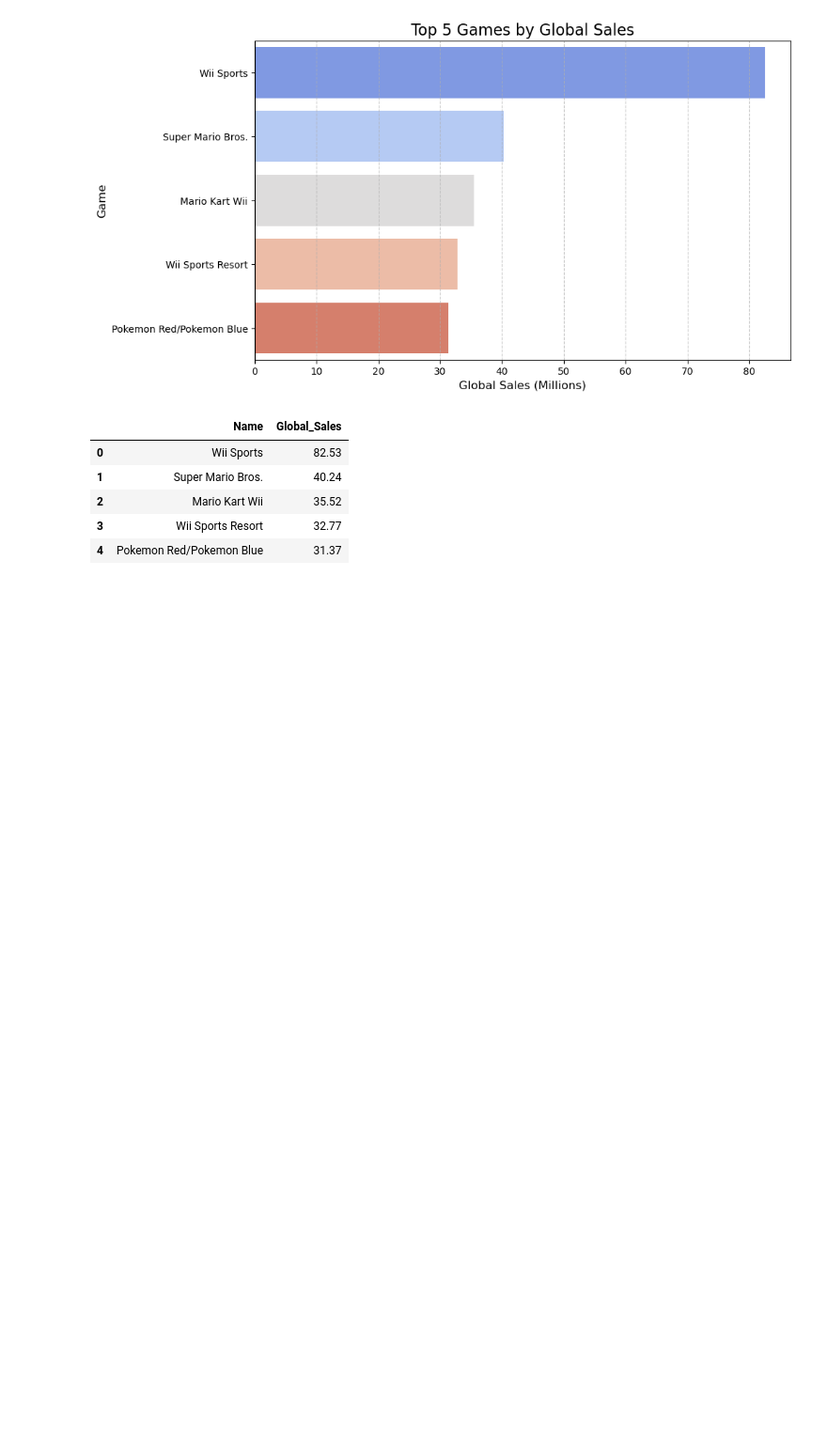
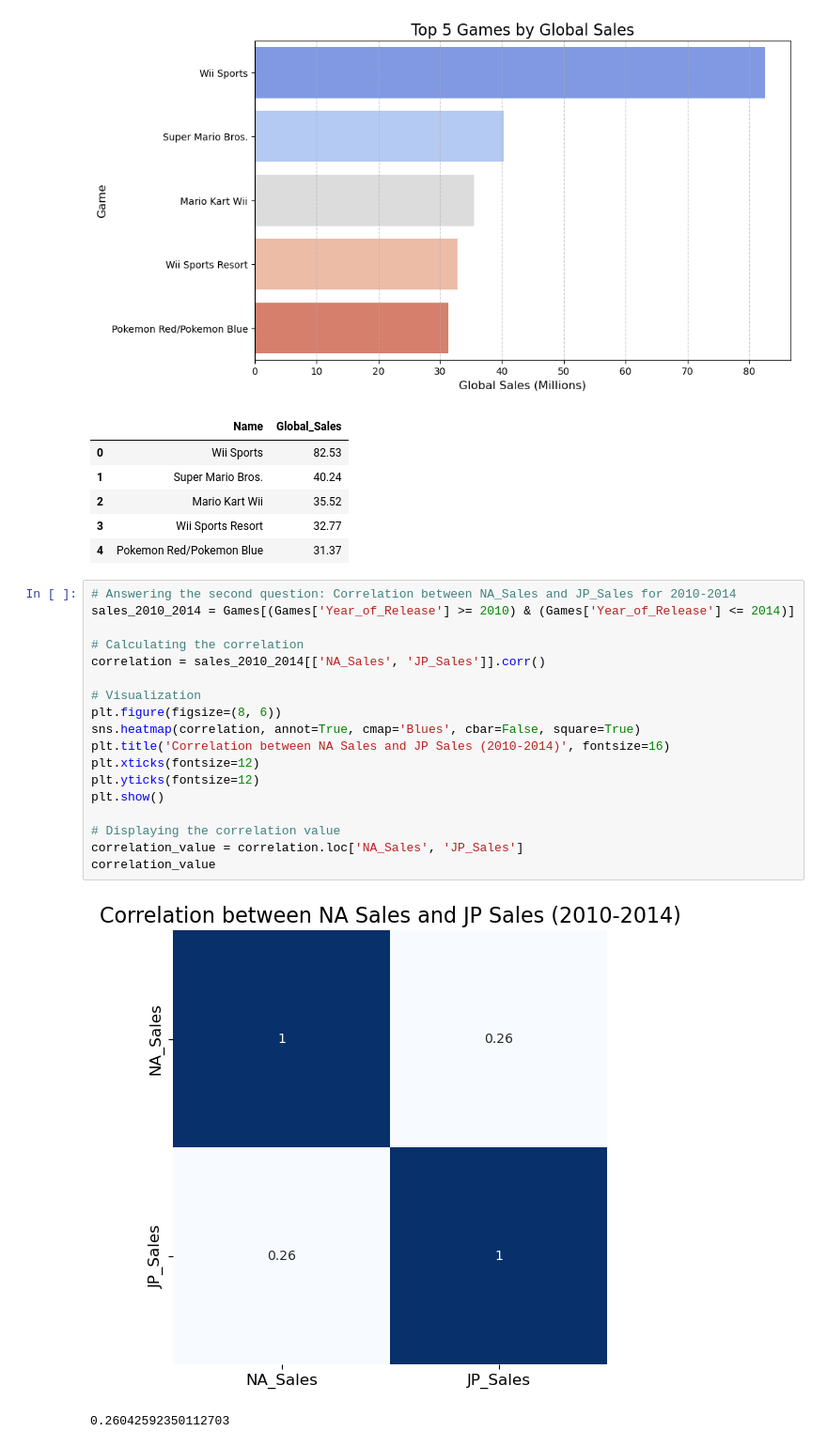
Before and after one commit to FedericoAriton99/CA-1-Data-Visualisation-Techniques, a Jupyter notebook: Federico_Ariton_DVizHDip_CA1.ipynb, the cells around one changed output. Shown: that part at 94% size. Cells and saved outputs as stored; diff of their text form; blank space fills up the shorter version.

Commit message:
Correlation between the “na_sales” and “jp_sales”

```diff
--- a/Federico_Ariton_DVizHDip_CA1.ipynb
+++ b/Federico_Ariton_DVizHDip_CA1.ipynb
@@ -210,3 +210,24 @@ top_games[['Name', 'Global_Sales']]
 | 2 | Mario Kart Wii | 35.52 |
 | 3 | Wii Sports Resort | 32.77 |
 | 4 | Pokemon Red/Pokemon Blue | 31.37 |
+# %%
+# Answering the second question: Correlation between NA_Sales and JP_Sales for 2010-2014
+sales_2010_2014 = Games[(Games['Year_of_Release'] >= 2010) & (Games['Year_of_Release'] <= 2014)]
+
+# Calculating the correlation
+correlation = sales_2010_2014[['NA_Sales', 'JP_Sales']].corr()
+
+# Visualization
+plt.figure(figsize=(8, 6))
+sns.heatmap(correlation, annot=True, cmap='Blues', cbar=False, square=True)
+plt.title('Correlation between NA Sales and JP Sales (2010-2014)', fontsize=16)
+plt.xticks(fontsize=12)
+plt.yticks(fontsize=12)
+plt.show()
+
+# Displaying the correlation value
+correlation_value = correlation.loc['NA_Sales', 'JP_Sales']
+correlation_value
+# %% [output]
+[figure, added]
+0.26042592350112703
```
